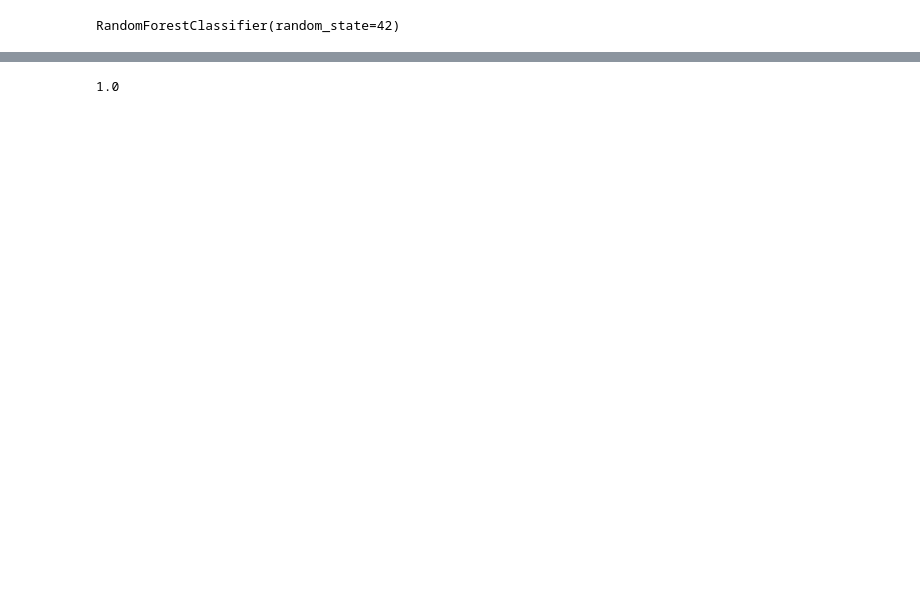
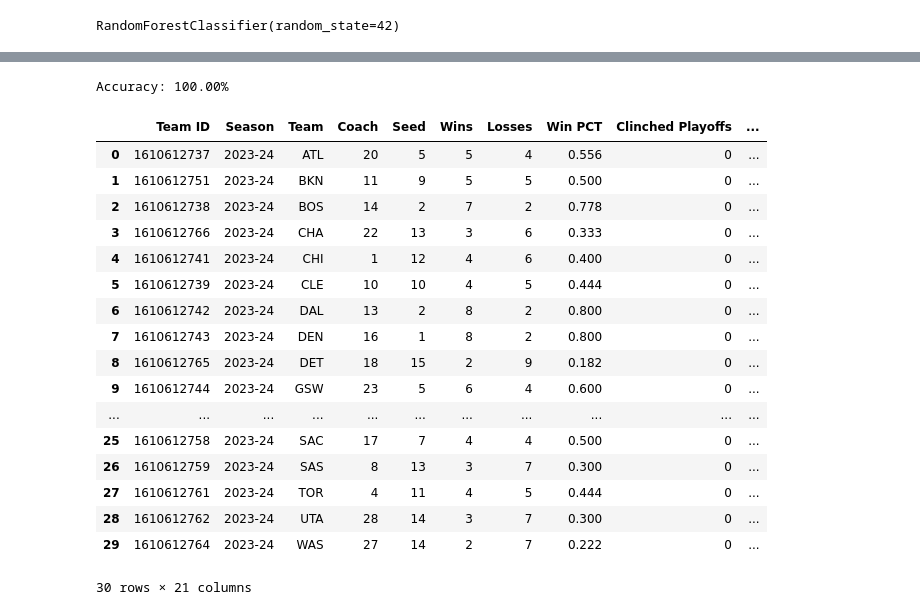
Before and after one commit to cgkelvin/sports-analytics, a Jupyter notebook: analysis.ipynb, the cells around one changed output, grey strips where cells are left out. Saved outputs shown, nothing was run; the diff lists cells and outputs as text; code cells hidden in the pictures; blank space fills up the shorter version.

```diff
--- a/analysis.ipynb
+++ b/analysis.ipynb
@@ -303,0 +276,11 @@ combined_df = pd.read_csv('/Users/kelvin/Documents/projects-learning/repositorie
+# %%
+combined_df_coachagg = combined_df.sort_values(by = ['Coach', 'Season'])
+combined_df['Agg. Coach Wins'] = combined_df_coachagg.groupby('Coach')['Wins'].cumsum()
+combined_df['Agg. Coach Losses'] = combined_df_coachagg.groupby('Coach')['Losses'].cumsum()
+combined_df['Helper'] = 1
+combined_df['Coach Experience'] = combined_df_coachagg.groupby('Coach')['Helper'].cumsum()
+
+combined_df['New Coach'] = combined_df.groupby('Team')['Coach'].transform(lambda x: x.ne(x.shift()))
+combined_df = combined_df.sort_values(by=['Team', 'Season'])
+
+combined_df
@@ -321,6 +377,34 @@ RandomForestClassifier(random_state=42)
 # %%
 y_pred = rf_model.predict(x_test)
 accuracy = accuracy_score(y_test, y_pred)
-accuracy
+print(f"Accuracy: {accuracy * 100:.2f}%")
 # %% [output]
-1.0
+Accuracy: 100.00%
+# %%
+pred_rf = pd.DataFrame(y_pred)
+# %%
+#current_season_predictions = current_season_predictions.drop(columns='Seed Type Predictions')
+current_season_predictions = test_data
+current_season_predictions.reset_index(drop=True, inplace=True)
+# %%
+current_season_predictions.insert(12, 'Seed Type Prediction (RF)', pred_rf)
+current_season_predictions
+# %% [output]
+|  | Team ID | Season | Team | Coach | Seed | Wins | Losses | Win PCT | Clinched Playoffs | ... |
+| 0 | 1610612737 | 2023-24 | ATL | 20 | 5 | 5 | 4 | 0.556 | 0 | ... |
+| 1 | 1610612751 | 2023-24 | BKN | 11 | 9 | 5 | 5 | 0.500 | 0 | ... |
+| 2 | 1610612738 | 2023-24 | BOS | 14 | 2 | 7 | 2 | 0.778 | 0 | ... |
+| 3 | 1610612766 | 2023-24 | CHA | 22 | 13 | 3 | 6 | 0.333 | 0 | ... |
+| 4 | 1610612741 | 2023-24 | CHI | 1 | 12 | 4 | 6 | 0.400 | 0 | ... |
+| 5 | 1610612739 | 2023-24 | CLE | 10 | 10 | 4 | 5 | 0.444 | 0 | ... |
+| 6 | 1610612742 | 2023-24 | DAL | 13 | 2 | 8 | 2 | 0.800 | 0 | ... |
+| 7 | 1610612743 | 2023-24 | DEN | 16 | 1 | 8 | 2 | 0.800 | 0 | ... |
+| 8 | 1610612765 | 2023-24 | DET | 18 | 15 | 2 | 9 | 0.182 | 0 | ... |
+| 9 | 1610612744 | 2023-24 | GSW | 23 | 5 | 6 | 4 | 0.600 | 0 | ... |
+| ... | ... | ... | ... | ... | ... | ... | ... | ... | ... | ... |
+| 25 | 1610612758 | 2023-24 | SAC | 17 | 7 | 4 | 4 | 0.500 | 0 | ... |
+| 26 | 1610612759 | 2023-24 | SAS | 8 | 13 | 3 | 7 | 0.300 | 0 | ... |
+| 27 | 1610612761 | 2023-24 | TOR | 4 | 11 | 4 | 5 | 0.444 | 0 | ... |
+| 28 | 1610612762 | 2023-24 | UTA | 28 | 14 | 3 | 7 | 0.300 | 0 | ... |
+| 29 | 1610612764 | 2023-24 | WAS | 27 | 14 | 2 | 7 | 0.222 | 0 | ... |
+30 rows × 21 columns
```
Also changed, not shown: parts of 21 cells of this notebook.
